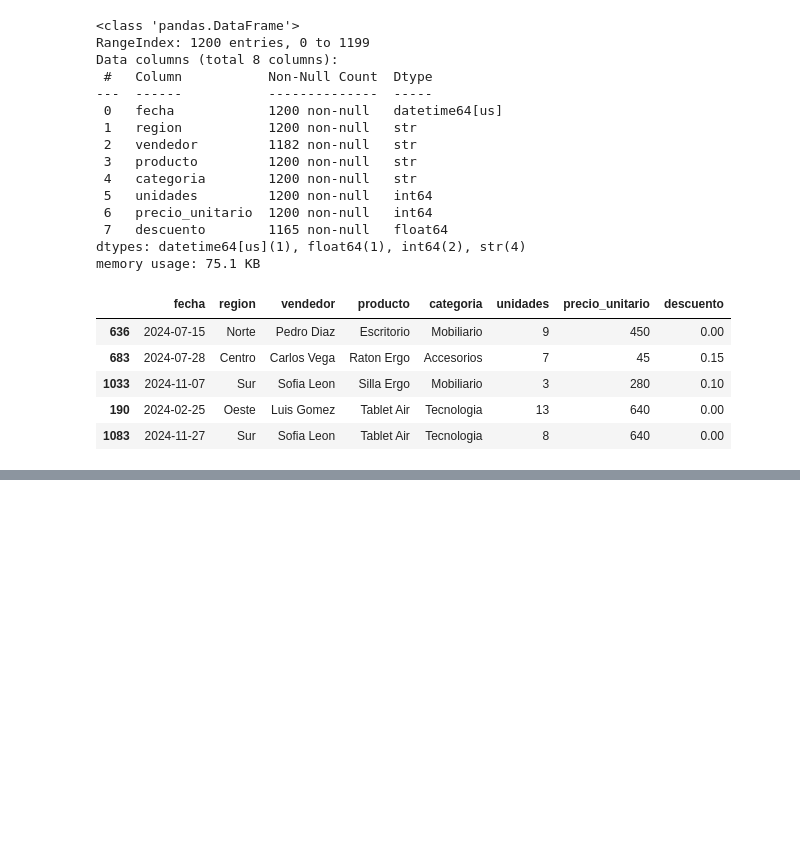
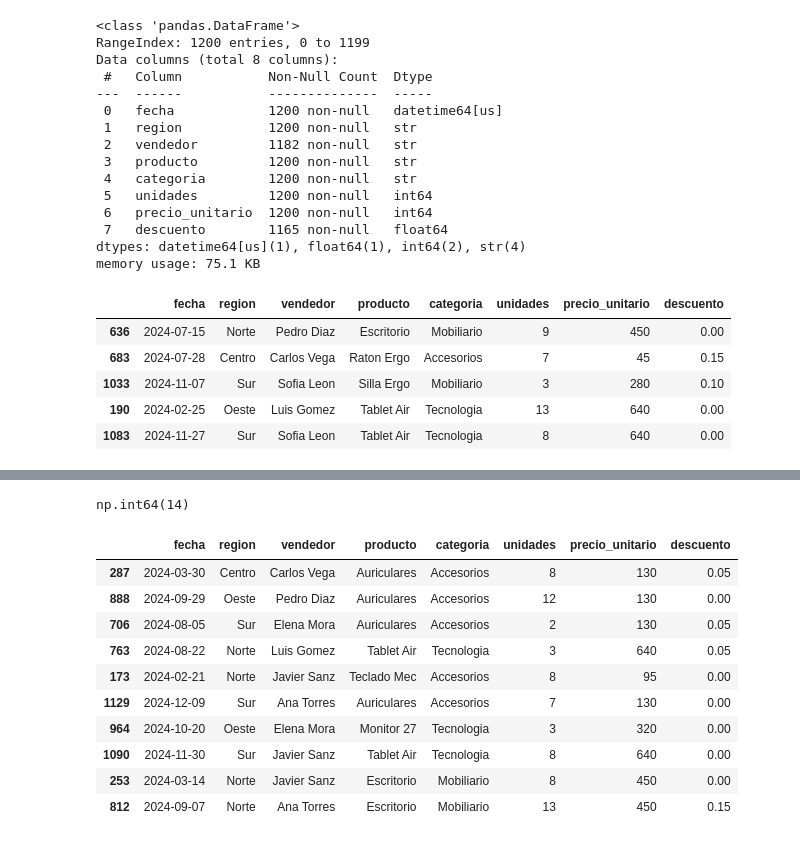
Before and after one commit to diegoayalavega1996-cmyk/clase-4, a Jupyter notebook: 20260811_pandas.ipynb, the cells around one changed output, grey strips where cells are left out. Saved outputs shown, nothing was run; the diff lists cells and outputs as text; code cells hidden in the pictures; blank space fills up the shorter version.

```diff
--- a/20260811_pandas.ipynb
+++ b/20260811_pandas.ipynb
@@ -141,0 +255,18 @@ memory usage: 75.1 KB
+# %%
+df["unidades"].max()
+# %% [output]
+np.int64(14)
+# %%
+df.sample(10)
+# %% [output]
+|  | fecha | region | vendedor | producto | categoria | unidades | precio_unitario | descuento |
+| 287 | 2024-03-30 | Centro | Carlos Vega | Auriculares | Accesorios | 8 | 130 | 0.05 |
+| 888 | 2024-09-29 | Oeste | Pedro Diaz | Auriculares | Accesorios | 12 | 130 | 0.00 |
+| 706 | 2024-08-05 | Sur | Elena Mora | Auriculares | Accesorios | 2 | 130 | 0.05 |
+| 763 | 2024-08-22 | Norte | Luis Gomez | Tablet Air | Tecnologia | 3 | 640 | 0.05 |
+| 173 | 2024-02-21 | Norte | Javier Sanz | Teclado Mec | Accesorios | 8 | 95 | 0.00 |
+| 1129 | 2024-12-09 | Sur | Ana Torres | Auriculares | Accesorios | 7 | 130 | 0.00 |
+| 964 | 2024-10-20 | Oeste | Elena Mora | Monitor 27 | Tecnologia | 3 | 320 | 0.00 |
+| 1090 | 2024-11-30 | Sur | Javier Sanz | Tablet Air | Tecnologia | 8 | 640 | 0.00 |
+| 253 | 2024-03-14 | Norte | Javier Sanz | Escritorio | Mobiliario | 8 | 450 | 0.00 |
+| 812 | 2024-09-07 | Norte | Ana Torres | Escritorio | Mobiliario | 13 | 450 | 0.15 |
```
Also changed, not shown: parts of 19 cells of this notebook, 4 other files.
